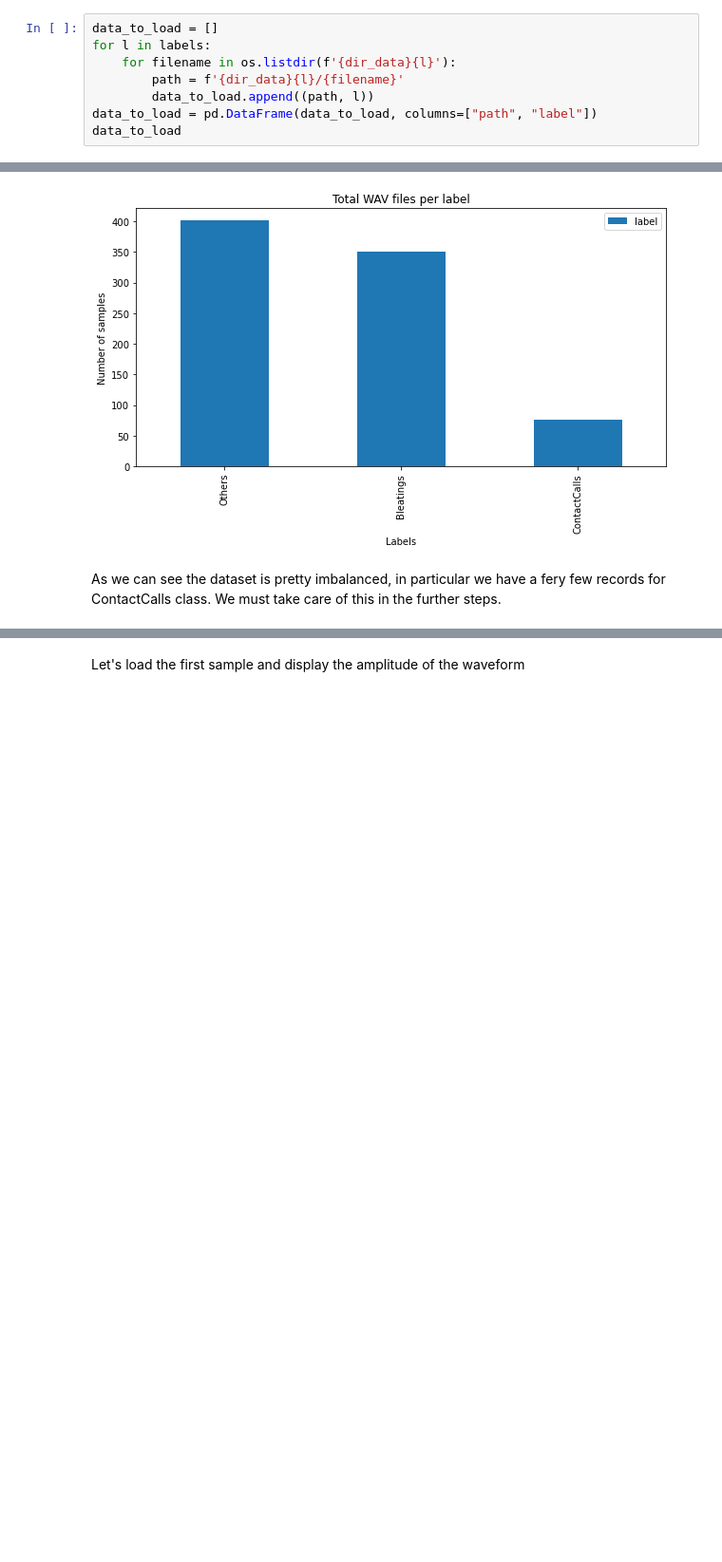
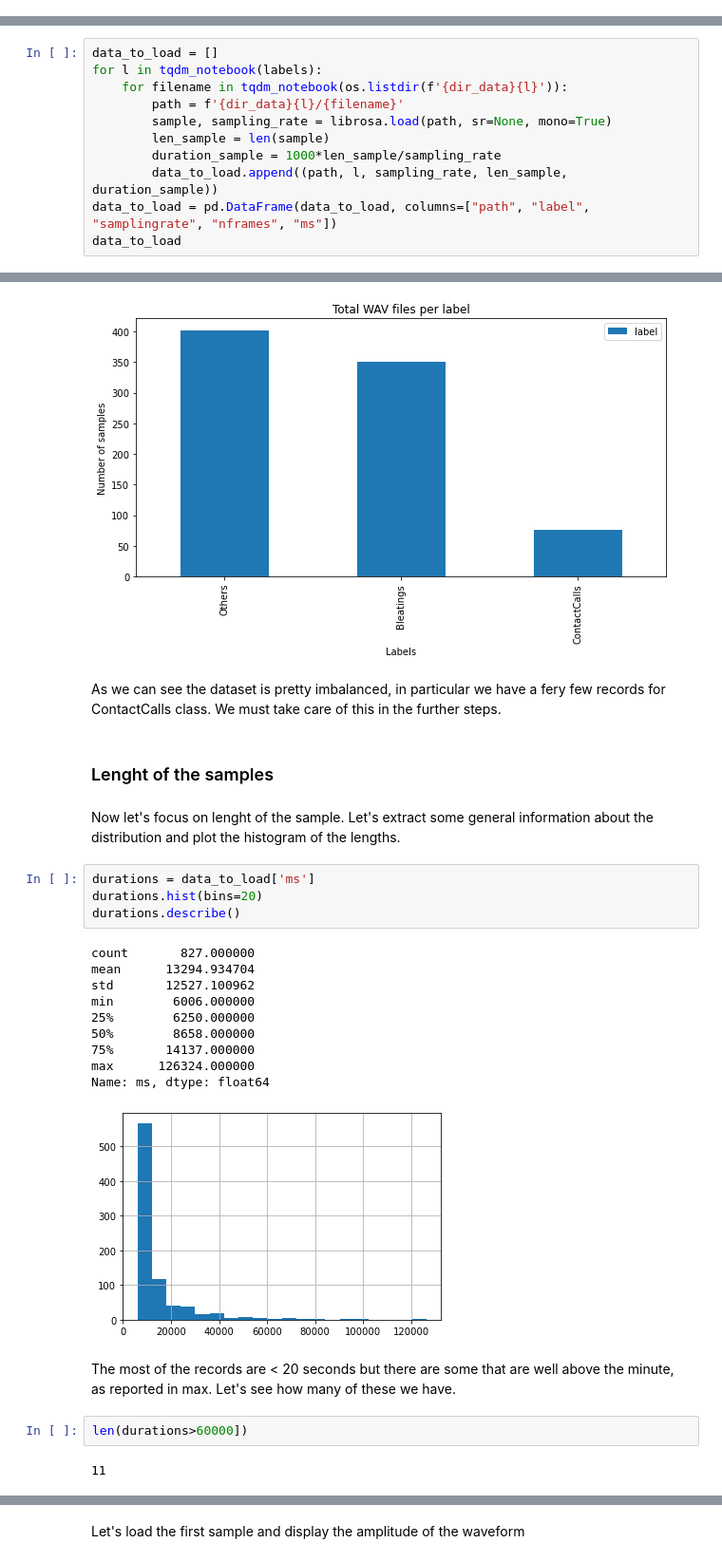
Before and after one commit to nicolasfacchinetti97/vocapra-apr-project, a Jupyter notebook: analysis.ipynb, the cells around one changed output, grey strips where cells are left out. Shown at 95% size. Cells and saved outputs as stored; diff of their text form; blank space fills up the shorter version.

Commit message:
add some basic analysis of data

```diff
--- a/analysis.ipynb
+++ b/analysis.ipynb
@@ -14,11 +19,3 @@ Let's load all the paths of .wav files in a pandas DataFrame along their label t
 # %%
 dir_data = "./Labelled/"
 labels = "Bleatings ContactCalls Others".split()
-# %%
-data_to_load = []
-for l in labels:
-    for filename in os.listdir(f'{dir_data}{l}'):
-        path = f'{dir_data}{l}/{filename}'
-        data_to_load.append((path, l))
-data_to_load = pd.DataFrame(data_to_load, columns=["path", "label"])
-data_to_load
@@ -38,0 +22,11 @@ data_to_load
+# %%
+data_to_load = []
+for l in tqdm_notebook(labels):
+    for filename in tqdm_notebook(os.listdir(f'{dir_data}{l}')):
+        path = f'{dir_data}{l}/{filename}'
+        sample, sampling_rate = librosa.load(path, sr=None, mono=True)
+        len_sample = len(sample)
+        duration_sample = 1000*len_sample/sampling_rate
+        data_to_load.append((path, l, sampling_rate, len_sample, duration_sample))
+data_to_load = pd.DataFrame(data_to_load, columns=["path", "label", "samplingrate", "nframes", "ms"])
+data_to_load
@@ -54,3 +75,28 @@ count_label
 [figure]
 # %% [markdown]
 As we can see the dataset is pretty imbalanced, in particular we have a fery few records for ContactCalls class. We must take care of this in the further steps.
+# %% [markdown]
+### Lenght of the samples
+# %% [markdown]
+Now let's focus on lenght of the sample. Let's extract some general information about the distribution and plot the histogram of the lengths.
+# %%
+durations = data_to_load['ms']
+durations.hist(bins=20)
+durations.describe()
+# %% [output]
+count       827.000000
+mean      13294.934704
+std       12527.100962
+min        6006.000000
+25%        6250.000000
+50%        8658.000000
+75%       14137.000000
+max      126324.000000
+Name: ms, dtype: float64
+[figure, added]
+# %% [markdown]
+The most of the records are < 20 seconds but there are some that are well above the minute, as reported in max. Let's see how many of these we have.
+# %%
+len(durations>60000])
+# %% [output]
+11
```
Also changed, not shown: parts of 24 cells of this notebook.
